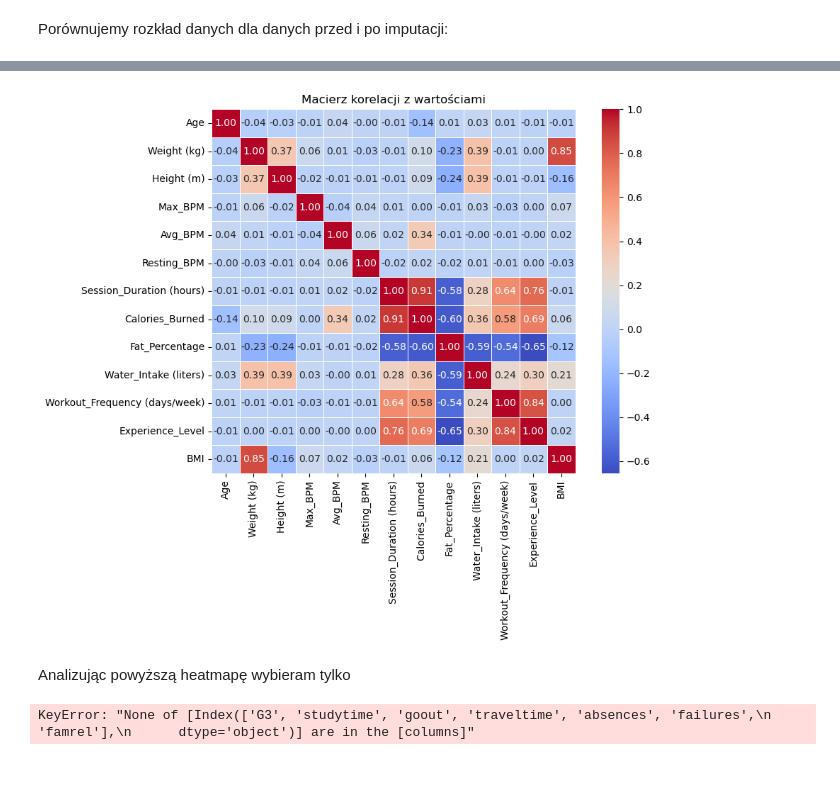
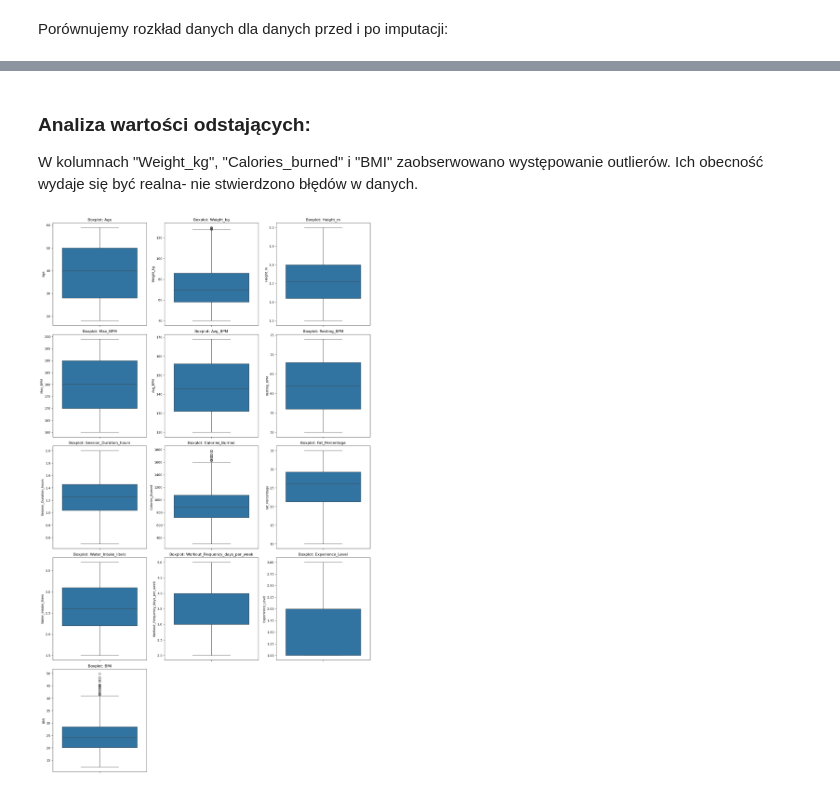
Before and after one commit to kinsitko/analiza_danych_2025_KSIT_SLES, a Jupyter notebook: analiza_project_v2.ipynb, the cells around one changed output, grey strips where cells are left out. Saved outputs shown, nothing was run; the diff lists cells and outputs as text; code cells hidden in the pictures.

```diff
--- a/analiza_project_v2.ipynb
+++ b/analiza_project_v2.ipynb
@@ -312,49 +273,19 @@ for column in df_imputed.columns:
-# %%
-import seaborn as sns
-import matplotlib.pyplot as plt
-
-# Macierz korelacji
-corr = df.corr(numeric_only=True)
-
-# Heatmapa z wartościami
-plt.figure(figsize=(10, 8))
-sns.heatmap(
-    corr,
-    annot=True,       # << pokazuje wartości na każdym kafelku
-    fmt=".2f",         # << format wartości (2 miejsca po przecinku)
-    cmap="coolwarm",   # << kolory: niebieski do czerwonego
-    square=True,
-    linewidths=0.5,
-    cbar=True          # << pasek kolorów po prawej stronie
-)
-plt.title("Macierz korelacji z wartościami")
-plt.tight_layout()
-plt.show()
-# %% [output]
-[figure, removed]
-# %% [markdown]
-Analizując powyższą heatmapę wybieram tylko
-# %%
-import plotly.express as px
-import pandas as pd
-
-# Zakoduj zmienne kategoryczne
-df_encoded = df.copy()
-for col in df_encoded.select_dtypes(include='object'):
-    df_encoded[col] = pd.factorize(df_encoded[col])[0]
-
-# Wybierz kolumny do wykresu
-cols = ['G3', 'studytime', 'goout', 'traveltime', 'absences', 'failures', 'famrel']
-df_sub = df_encoded[cols]
-
-# Wykres współrzędnych równoległych
-fig = px.parallel_coordinates(
-    df_sub,
-    color="G3",
-    dimensions=cols,
-    color_continuous_scale=px.colors.diverging.Tealrose,
-    color_continuous_midpoint=df_sub["G3"].median()
-)
-fig.show()
-# %% [output]
-KeyError: "None of [Index(['G3', 'studytime', 'goout', 'traveltime', 'absences', 'failures',\n       'famrel'],\n      dtype='object')] are in the [columns]"
+# %% [markdown]
+### Analiza wartości odstających:
+W kolumnach "Weight_kg", "Calories_burned" i "BMI" zaobserwowano występowanie outlierów. Ich obecność wydaje się być realna- nie stwierdzono błędów w danych.
+# %%
+numeric_cols = df_imputed.select_dtypes(include=['number']).columns
+
+# Rozmiar siatki wykresów
+plt.figure(figsize=(15, 5 * ((len(numeric_cols) + 2) // 3)))
+
+# Tworzenie boxplotów
+for i, col in enumerate(numeric_cols):
+    plt.subplot((len(numeric_cols) + 2) // 3, 3, i + 1)
+    sns.boxplot(data=df_imputed[col])
+    plt.title(f'Boxplot: {col}')
+    plt.tight_layout()
+
+plt.show()
+# %% [output]
+[figure, added]
```
Also changed, not shown: parts of 6 cells of this notebook.
